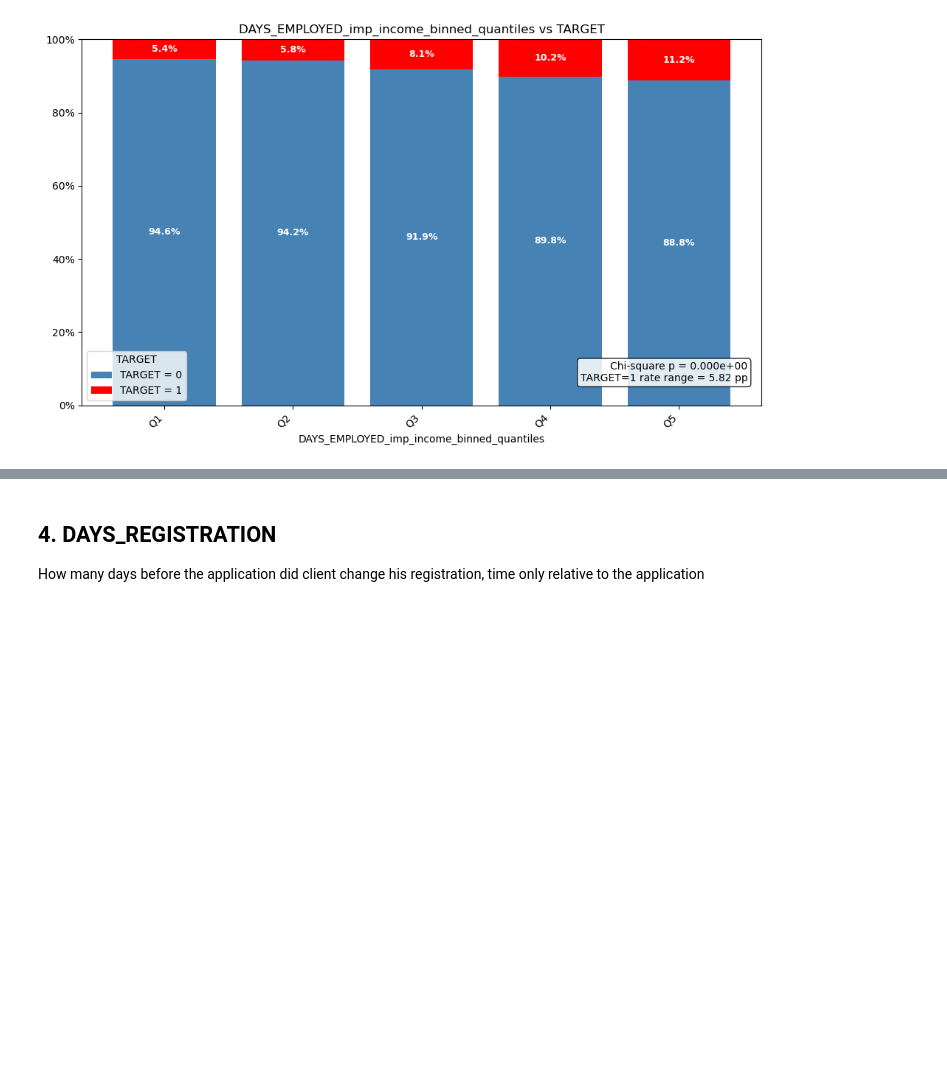
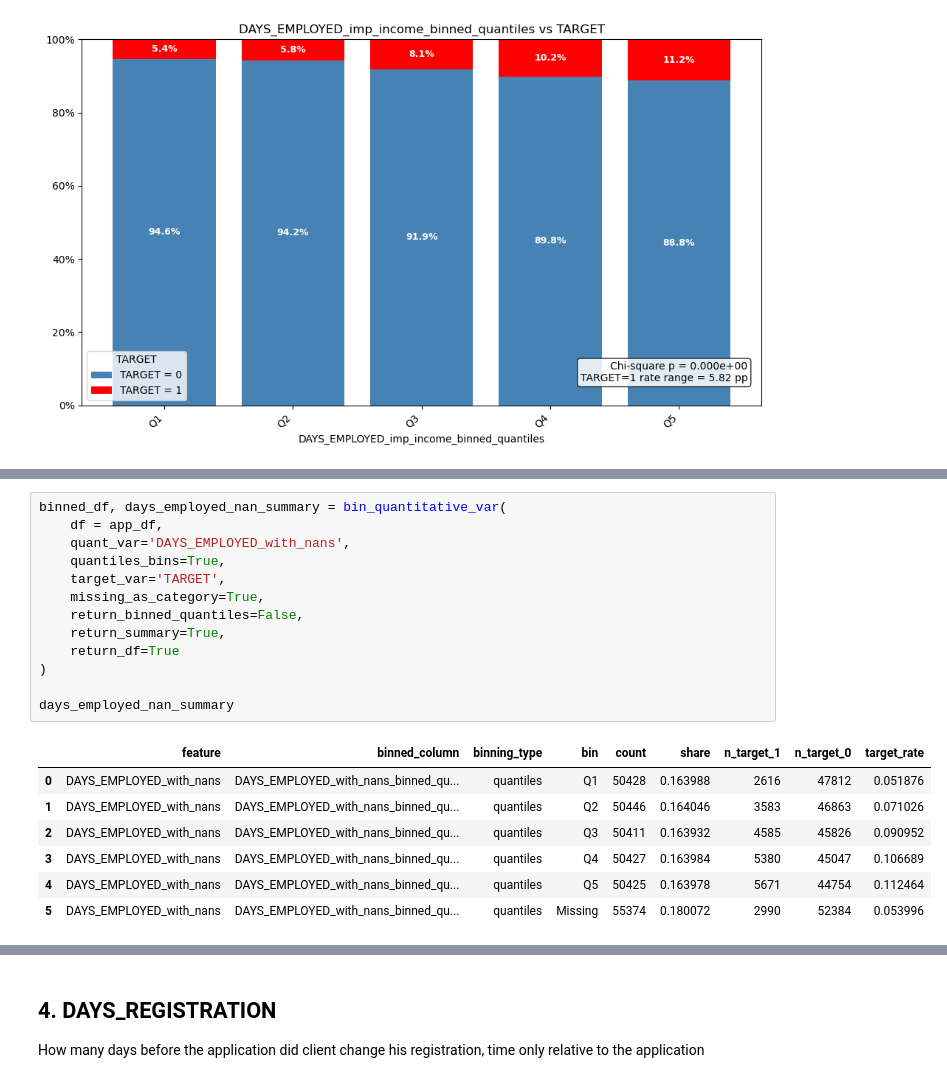
Before and after one commit to alek-ds/home-credit-default-risk-ak, a Jupyter notebook: notebooks/app_univariate_bivariate_app_process.ipynb, the cells around one changed output, grey strips where cells are left out. Saved outputs shown, nothing was run; the diff lists cells and outputs as text; blank space fills up the shorter version.

```diff
--- a/notebooks/app_univariate_bivariate_app_process.ipynb
+++ b/notebooks/app_univariate_bivariate_app_process.ipynb
@@ -341,0 +362,21 @@ plot_categorical_vs_binary(df=binned_df, cat_var='DAYS_EMPLOYED_imp_income_binne
+# %%
+binned_df, days_employed_nan_summary = bin_quantitative_var(
+    df = app_df,
+    quant_var='DAYS_EMPLOYED_with_nans',
+    quantiles_bins=True,
+    target_var='TARGET',
+    missing_as_category=True,
+    return_binned_quantiles=False,
+    return_summary=True,
+    return_df=True
+)
+
+days_employed_nan_summary
+# %% [output]
+|  | feature | binned_column | binning_type | bin | count | share | n_target_1 | n_target_0 | target_rate |
+| 0 | DAYS_EMPLOYED_with_nans | DAYS_EMPLOYED_with_nans_binned_qu... | quantiles | Q1 | 50428 | 0.163988 | 2616 | 47812 | 0.051876 |
+| 1 | DAYS_EMPLOYED_with_nans | DAYS_EMPLOYED_with_nans_binned_qu... | quantiles | Q2 | 50446 | 0.164046 | 3583 | 46863 | 0.071026 |
+| 2 | DAYS_EMPLOYED_with_nans | DAYS_EMPLOYED_with_nans_binned_qu... | quantiles | Q3 | 50411 | 0.163932 | 4585 | 45826 | 0.090952 |
+| 3 | DAYS_EMPLOYED_with_nans | DAYS_EMPLOYED_with_nans_binned_qu... | quantiles | Q4 | 50427 | 0.163984 | 5380 | 45047 | 0.106689 |
+| 4 | DAYS_EMPLOYED_with_nans | DAYS_EMPLOYED_with_nans_binned_qu... | quantiles | Q5 | 50425 | 0.163978 | 5671 | 44754 | 0.112464 |
+| 5 | DAYS_EMPLOYED_with_nans | DAYS_EMPLOYED_with_nans_binned_qu... | quantiles | Missing | 55374 | 0.180072 | 2990 | 52384 | 0.053996 |
```
Also changed, not shown: parts of 3 cells of this notebook.
